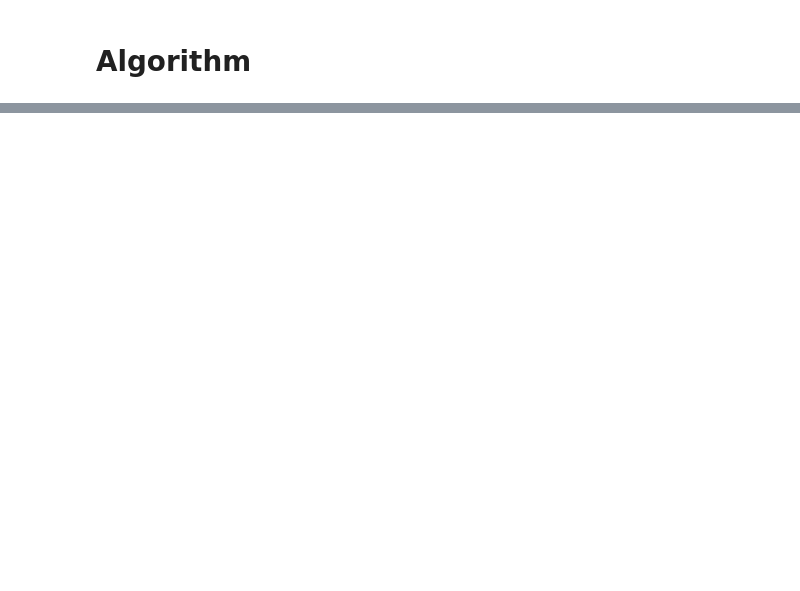
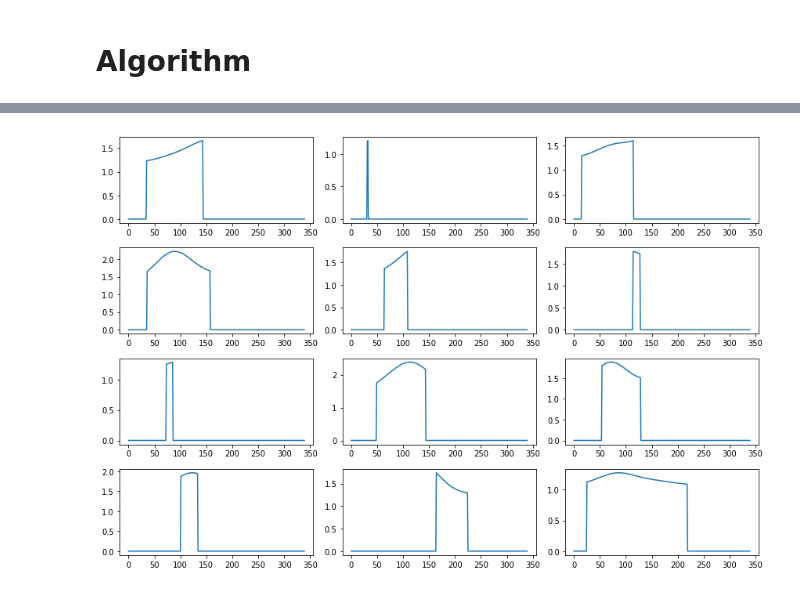
Before and after one commit to gsel9/delta-score, a Jupyter notebook: notebooks/gnlm.ipynb, the cells around one changed output, grey strips where cells are left out. Saved outputs shown, nothing was run; the diff lists cells and outputs as text; code cells hidden in the pictures; blank space fills up the shorter version.

```diff
--- a/notebooks/gnlm.ipynb
+++ b/notebooks/gnlm.ipynb
@@ -248,12 +38,0 @@ for i, axis in enumerate(axes.ravel()):
-# %%
-estimated_taus = [np.argmax(signal.correlate(q_shifted, q)) + 1 - len(q)
-                  for q, q_shifted in zip(Q, Q_shifted)]
-
-Q_back_shifted = align(Q_shifted.copy(), estimated_taus)
-
-fig, axes = plt.subplots(nrows=6, ncols=3, figsize=(15, 15))
-fig.suptitle("Original and re-shifted curves")
-for i, axis in enumerate(axes.ravel()):
-    axis.plot(Q[i], label="original")
-    axis.plot(Q_back_shifted[i], label="shifted", alpha=0.7)
-    axis.legend()
@@ -537,0 +110,29 @@ def solve_projected_ls():
+# %%
+def synthetic_data_gen():
+
+    M = np.load("../data/M_train.npy")
+    Y = np.load("../data/X_train.npy")
+
+    O = interpolation_region_mask(Y)
+
+    return M * O
+
+def screening_data_gen():
+
+    M = np.load("/Users/sela/Desktop/recsys_paper/results/screening/mf/train/train_Xrec.npy")
+    Y = np.load("/Users/sela/Desktop/recsys_paper/data/screening/train/X_train.npy")
+    O = interpolation_region_mask(Y)
+
+    return M * O
+# %%
+# Choose between synthetic and screening data for demonstration run.
+M = synthetic_data_gen()
+#M = screening_data_gen()
+
+# Examples of profiles.
+_, axes = plt.subplots(ncols=3, nrows=4, figsize=(12, 8))
+for i, axis in enumerate(axes.ravel()):
+    axis.plot(M[i])
+plt.tight_layout()
+# %% [output]
+[figure, added]
```
Also changed, not shown: parts of 43 cells of this notebook.
